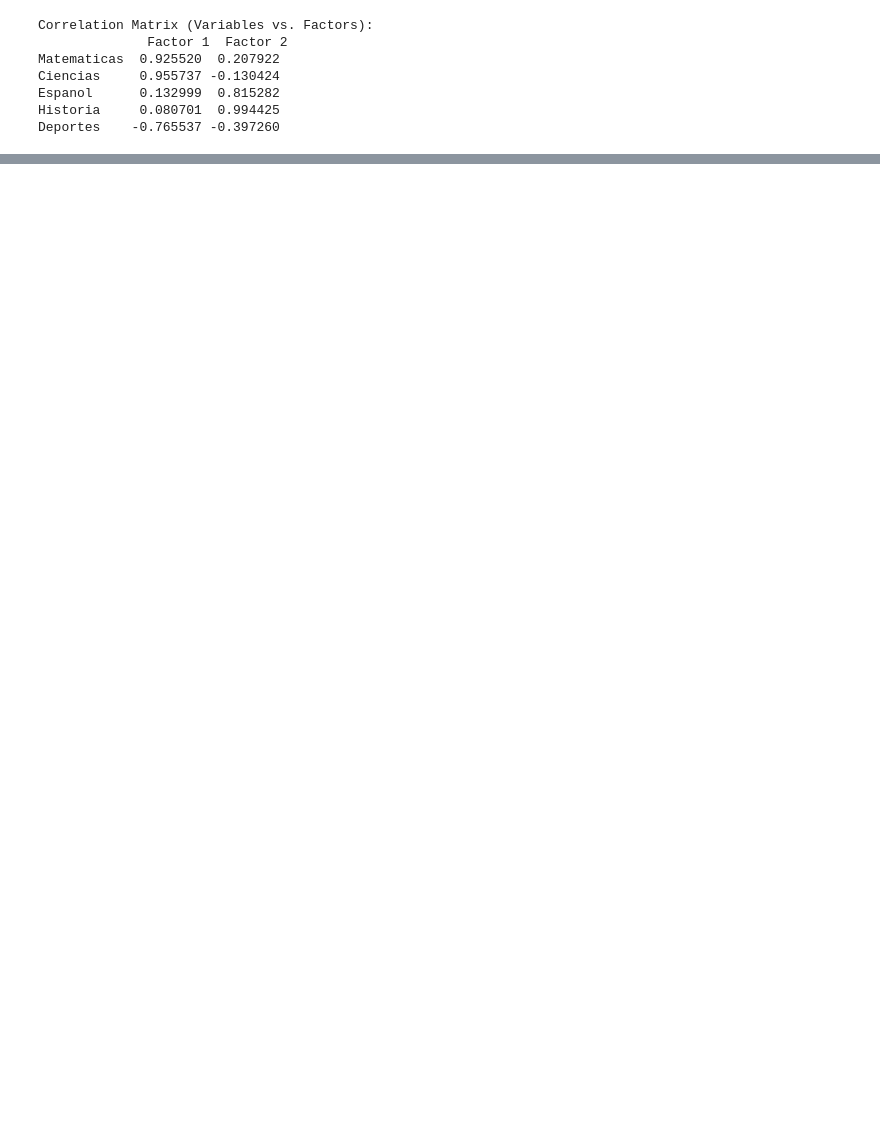
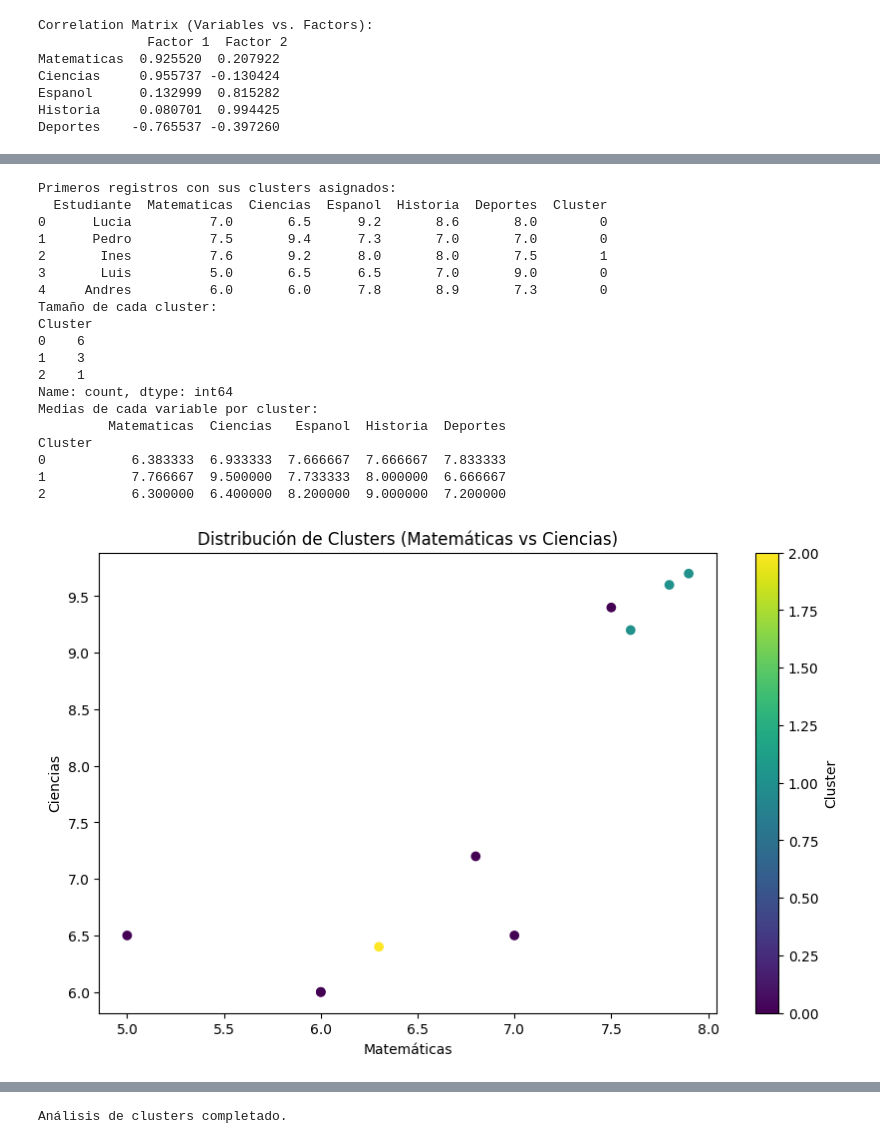
Before and after one commit to jaimeisaac2020/Python-analsisis-basicos, a Jupyter notebook: cluster_de_estudiantes.ipynb, the cells around one changed output, grey strips where cells are left out. Drawn from its saved outputs; the diff is of its cells as text; code cells hidden in the pictures; blank space fills up the shorter version.

```diff
--- a/cluster_de_estudiantes.ipynb
+++ b/cluster_de_estudiantes.ipynb
@@ -684,0 +619,61 @@ Deportes    -0.765537 -0.397260
+# %%
+# Realizar el clustering con k=3
+kmode = KModes(n_clusters=3, init='Huang', n_init=5, verbose=0)
+clusters = kmode.fit_predict(df.iloc[:, 1:])  # Excluir 'Estudiante'
+
+# Agregar la columna de clusters al DataFrame original
+df_clusters = df.copy()
+df_clusters['Cluster'] = clusters
+
+# Mostrar los primeros registros con sus clusters asignados
+print("Primeros registros con sus clusters asignados:")
+print(df_clusters.head())
+
+# Calcular el tamaño de cada cluster
+print("\
+Tamaño de cada cluster:")
+print(df_clusters['Cluster'].value_counts())
+
+# Calcular las medias de cada variable por cluster (excluyendo la columna no numérica 'Estudiante')
+print("\
+Medias de cada variable por cluster:")
+cluster_means = df_clusters.drop('Estudiante', axis=1).groupby('Cluster').mean()
+print(cluster_means)
+
+# Visualización de los clusters usando las dos primeras materias
+plt.figure(figsize=(10, 6))
+plt.scatter(df_clusters['Matematicas'], df_clusters['Ciencias'], c=clusters, cmap='viridis')
+plt.xlabel('Matemáticas')
+plt.ylabel('Ciencias')
+plt.title('Distribución de Clusters (Matemáticas vs Ciencias)')
+plt.colorbar(label='Cluster')
+plt.show()
+
+# Crear un heatmap de las medias por cluster
+plt.figure(figsize=(12, 6))
+sns.heatmap(cluster_means, annot=True, cmap='YlOrRd', fmt='.2f')
+plt.title('Medias de Calificaciones por Cluster')
+plt.show()
+
+print("Análisis de clusters completado.")
+# %% [output]
+Primeros registros con sus clusters asignados:
+  Estudiante  Matematicas  Ciencias  Espanol  Historia  Deportes  Cluster
+0      Lucia          7.0       6.5      9.2       8.6       8.0        0
+1      Pedro          7.5       9.4      7.3       7.0       7.0        0
+2       Ines          7.6       9.2      8.0       8.0       7.5        1
+3       Luis          5.0       6.5      6.5       7.0       9.0        0
+4     Andres          6.0       6.0      7.8       8.9       7.3        0
+Tamaño de cada cluster:
+Cluster
+0    6
+1    3
+2    1
+Name: count, dtype: int64
+Medias de cada variable por cluster:
+         Matematicas  Ciencias   Espanol  Historia  Deportes
+Cluster
+0           6.383333  6.933333  7.666667  7.666667  7.833333
+1           7.766667  9.500000  7.733333  8.000000  6.666667
+2           6.300000  6.400000  8.200000  9.000000  7.200000
+[figure, added]
@@ -684,0 +681 @@ Deportes    -0.765537 -0.397260
+Análisis de clusters completado.
```
Also changed, not shown: parts of 14 cells of this notebook.
